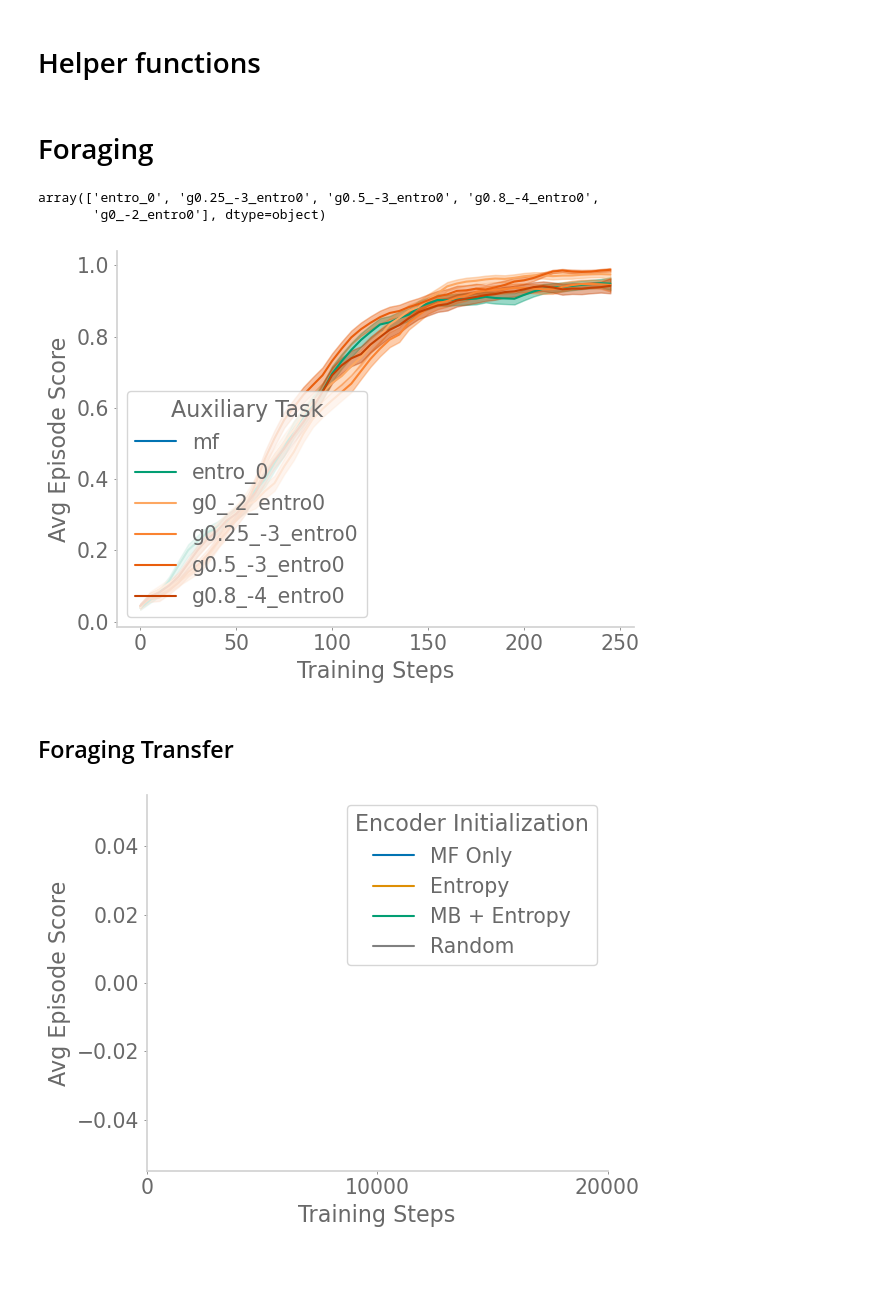
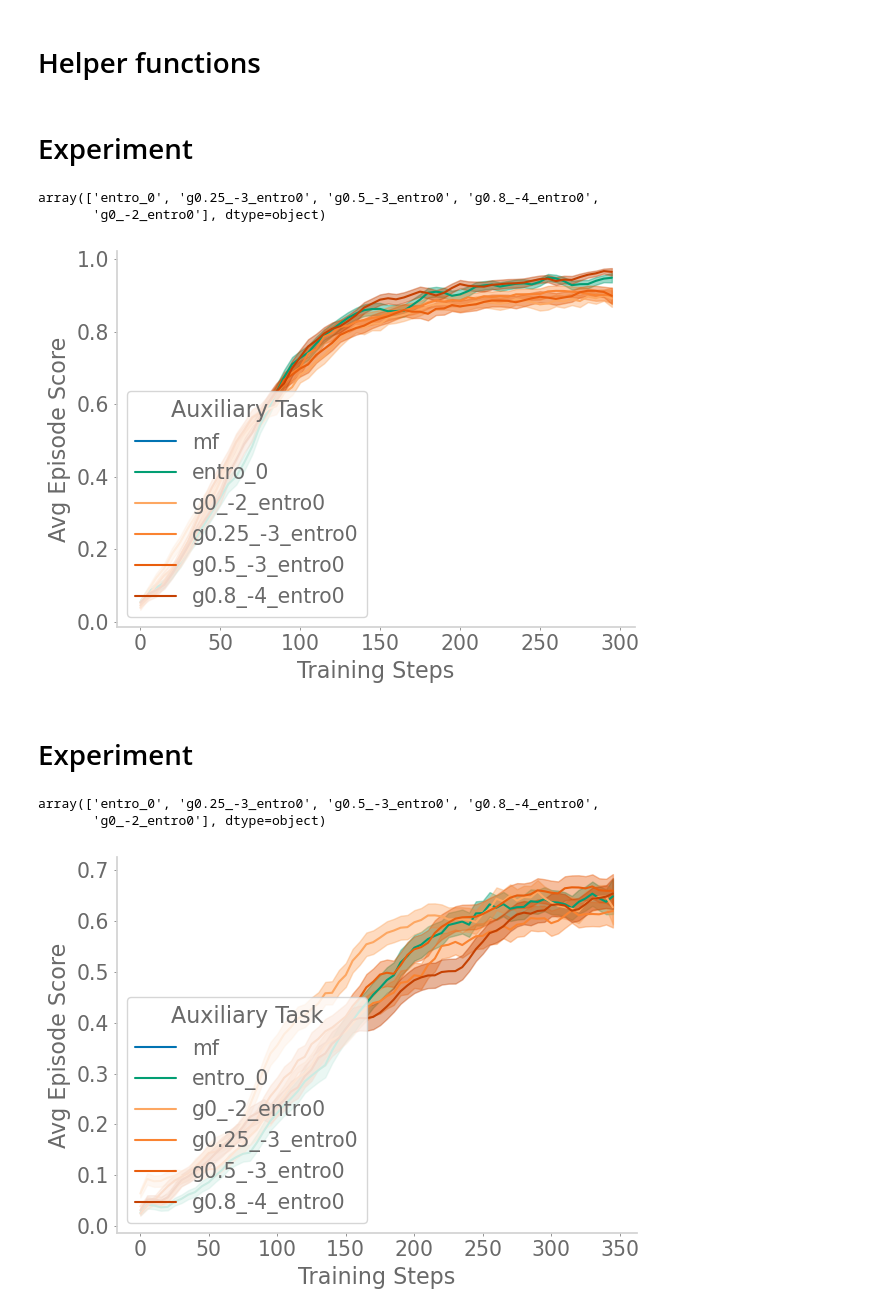
Before and after one commit to chingf/auxrl, a Jupyter notebook: notebooks/02-plot_learning_curves.ipynb, the cells around one changed output. Cells and saved outputs as stored; diff of their text form; code cells hidden in the pictures; blank space fills up the shorter version.

```diff
--- a/notebooks/02-plot_learning_curves.ipynb
+++ b/notebooks/02-plot_learning_curves.ipynb
@@ -59,4 +59,4 @@ def get_df(base, z, pfiles):
     df = pd.DataFrame(data)
     return df
 # %% [markdown]
-# Foraging
+# Experiment
@@ -66,3 +63,6 @@ z = 5
+# %%
+base = 'frozentransfer_gridworld8x8_-3'
+z = 9
 # %%
 pfiles = []
 
@@ -116,51 +116,63 @@ plt.tight_layout()
 plt.savefig('foraging.png', dpi=300, transparent=True)
 plt.show()
 # %% [output]
-[figure, old version]
+[figure, new version]
-# %% [markdown]
-## Foraging Transfer
+# %% [markdown]
+# Experiment
+# %%
+base = 'frozentransfer_gridworld8x8'
+z = 5
 # %%
 pfiles = []
 
-pickle_dir = f'{engram_dir}pickles/frozentransfer_foragingF1_dm_dim6/'
+pickle_dir = f'{engram_dir}pickles/{base}_dm_dim{z}/'
 for pfile in os.listdir(pickle_dir):
-    pfiles.append(f'{pickle_dir}{pfile}')
-df = get_df(pfiles)
+    if pfile.endswith('.p'):
+        pfiles.append(f'{pickle_dir}{pfile}')
+df = get_df(base, z, pfiles)
+# %%
+np.unique(df['model'])
+# %% [output]
+array(['entro_0', 'g0.25_-3_entro0', 'g0.5_-3_entro0', 'g0.8_-4_entro0',
+       'g0_-2_entro0'], dtype=object)
 # %%
+colors = cm.get_cmap('Oranges')
+c_steps = np.linspace(0.4, 0.8, 4, endpoint=True)
+colors=['C0', 'C2', colors(c_steps[0]), colors(c_steps[1]), colors(c_steps[2]), colors(c_steps[3])]
 new_df = df.copy()
 smooth_line = True
-new_df['epochs'] = new_df['epochs']//2*2
-epochs = np.unique(new_df['epochs'])
+new_df['episode'] = new_df['episode']//5*5
+episodes = np.unique(new_df['episode'])
 fig, ax = plt.subplots()
-colors = ['C0', 'C1', 'C2', 'gray']
-for fname_idx, fname in enumerate(
-    ['MF Only', 'Entropy', 'MB + Entropy', 'Random']
+for _idx, model in enumerate(
+    #np.unique(new_df['model'])
+    ['mf', 'entro_0', 'g0_-2_entro0', 'g0.25_-3_entro0', 'g0.5_-3_entro0', 'g0.8_-4_entro0']
+    #['mf_2', 'mf_-1', 'mf', 'mf_1', 'mf_2', 'mf_3']
     ):
     means = []
     sems = []
-    for epoch in epochs:
-        vals = new_df[(new_df['fname']==fname) & (new_df['epochs']==epoch)]
-        vals = vals['scores']
+    for ep in episodes:
+        vals = new_df[(new_df['model']==model) & (new_df['episode']==ep)]
+        vals = vals['valid_score']
         means.append(np.mean(vals))
         sems.append(sem(vals))
     means = np.array(means)
     sems = np.array(sems)
     mean_lowerbound = means - sems
     mean_upperbound = means + sems
     if smooth_line:
-        means = smooth(epochs, means, 3)
-        mean_lowerbound = smooth(epochs, mean_lowerbound)
-        mean_upperbound = smooth(epochs, mean_upperbound)
-    ax.plot(epochs[:-1]*500, means[:-1], label=fname, color=colors[fname_idx])
+        means = smooth(episodes, means, 3)
+        mean_lowerbound = smooth(episodes, mean_lowerbound)
+        mean_upperbound = smooth(episodes, mean_upperbound)
+    ax.plot(episodes[:-1], means[:-1], label=model, color=colors[_idx])
     ax.fill_between(
-        epochs[:-1]*500, mean_lowerbound[:-1], mean_upperbound[:-1],
-        alpha=0.4, color=colors[fname_idx])
+        episodes[:-1], mean_lowerbound[:-1],
+        mean_upperbound[:-1], alpha=0.4, color=colors[_idx])
 plt.ylabel('Avg Episode Score')
 plt.xlabel('Training Steps')
-plt.xticks([0, 10000, 20000])
-plt.legend(title='Encoder Initialization')
+plt.legend(title='Auxiliary Task', loc='lower left')
 plt.tight_layout()
-plt.savefig('foraging_transfer.png', dpi=300)
+plt.savefig('foraging.png', dpi=300, transparent=True)
 plt.show()
 # %% [output]
-[figure, old version]
+[figure, new version]
```
Also changed, not shown: parts of 2 cells of this notebook, 5 other files.
